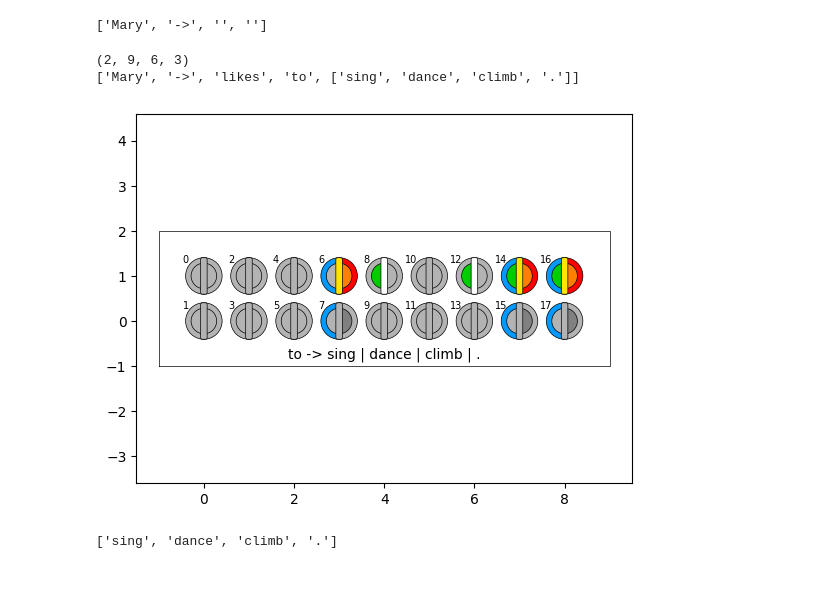
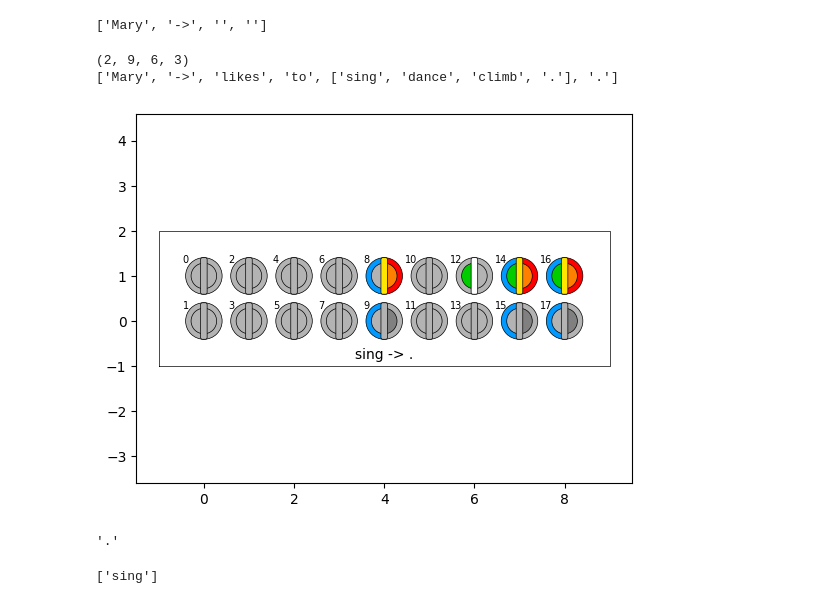
Before and after one commit to ihux/neurotron-develop, a Jupyter notebook: jupyter/neurotron/shakespear.ipynb, the cells around one changed output. Saved outputs shown, nothing was run; the diff lists cells and outputs as text; code cells hidden in the pictures.

```diff
--- a/jupyter/neurotron/shakespear.ipynb
+++ b/jupyter/neurotron/shakespear.ipynb
@@ -176,17 +176,21 @@ train.cells.run('Mary likes',...)
 # %%
 from neurotron import Cells, Trainer
 
 cells=Cells('Mary')
 print(cells.shape)
 Trainer(cells)('Mary likes to sing .')
 Trainer(cells)('John likes to dance .')
-result=cells.run('Mary likes to'); print(result)
+result=cells.run('Mary likes to',...); print(result)
 cells.plot()
 # %% [output]
 (2, 9, 6, 3)
-['Mary', '->', 'likes', 'to', ['sing', 'dance', 'climb', '.']]
+['Mary', '->', 'likes', 'to', ['sing', 'dance', 'climb', '.'], '.']
-[figure, old version]
+[figure, new version]
 # %%
 result[-1]
 # %% [output]
-['sing', 'dance', 'climb', '.']
+'.'
+# %%
+['sing', 'dance', 'climb', '.'][:1]
+# %% [output]
+['sing']
```
Also changed, not shown: 1 other file.
